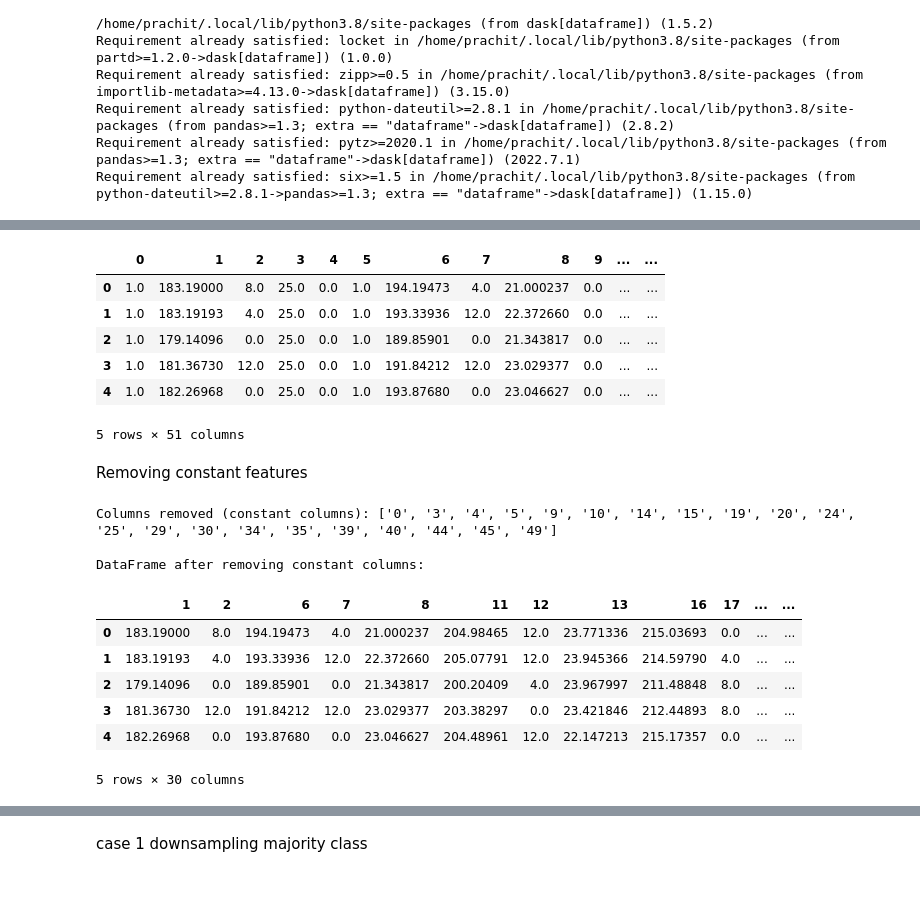
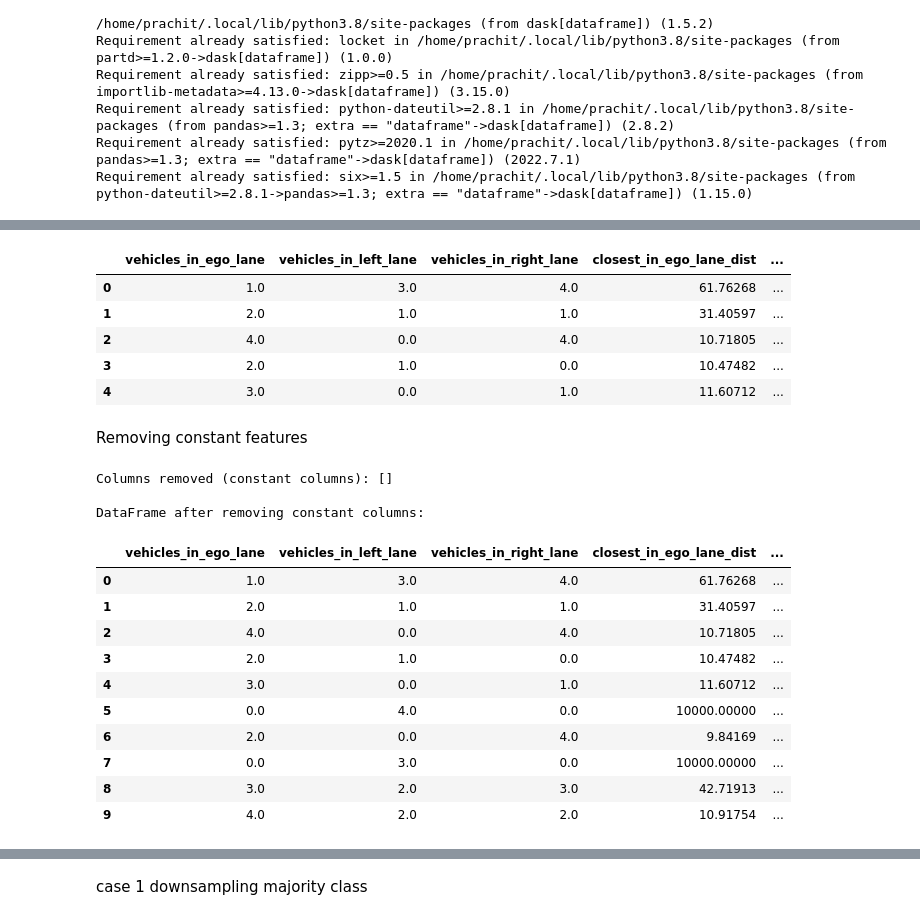
Before and after one commit to prachitgupta/Reward-shaping-with-LLMS, a Jupyter notebook: model_llm.ipynb, the cells around one changed output, grey strips where cells are left out. Saved outputs shown, nothing was run; the diff lists cells and outputs as text; code cells hidden in the pictures; blank space fills up the shorter version.

```diff
--- a/model_llm.ipynb
+++ b/model_llm.ipynb
@@ -37,37 +41,40 @@ from sklearn.utils import resample
 # %%
-data = pd.read_csv("datasets/claude_5k.csv")
+data = pd.read_csv("datasets_try/processed_features.csv")
 data.head(5)
 # %% [output]
-|  | 0 | 1 | 2 | 3 | 4 | 5 | 6 | 7 | 8 | 9 | ... | ... |
-| 0 | 1.0 | 183.19000 | 8.0 | 25.0 | 0.0 | 1.0 | 194.19473 | 4.0 | 21.000237 | 0.0 | ... | ... |
-| 1 | 1.0 | 183.19193 | 4.0 | 25.0 | 0.0 | 1.0 | 193.33936 | 12.0 | 22.372660 | 0.0 | ... | ... |
-| 2 | 1.0 | 179.14096 | 0.0 | 25.0 | 0.0 | 1.0 | 189.85901 | 0.0 | 21.343817 | 0.0 | ... | ... |
-| 3 | 1.0 | 181.36730 | 12.0 | 25.0 | 0.0 | 1.0 | 191.84212 | 12.0 | 23.029377 | 0.0 | ... | ... |
-| 4 | 1.0 | 182.26968 | 0.0 | 25.0 | 0.0 | 1.0 | 193.87680 | 0.0 | 23.046627 | 0.0 | ... | ... |
+|  | vehicles_in_ego_lane | vehicles_in_left_lane | vehicles_in_right_lane | closest_in_ego_lane_dist | ... |
+| 0 | 1.0 | 3.0 | 4.0 | 61.76268 | ... |
+| 1 | 2.0 | 1.0 | 1.0 | 31.40597 | ... |
+| 2 | 4.0 | 0.0 | 4.0 | 10.71805 | ... |
+| 3 | 2.0 | 1.0 | 0.0 | 10.47482 | ... |
+| 4 | 3.0 | 0.0 | 1.0 | 11.60712 | ... |
-5 rows × 51 columns
 # %% [markdown]
 Removing constant features
 # %%
 constant_columns = [col for col in data.columns if data[col].nunique() == 1]
 
 # Remove constant columns from the dataframe
 data_cleaned = data.drop(columns=constant_columns)
 
 # Display the updated dataframe without constant columns
 print("\nColumns removed (constant columns):", constant_columns)
 print("\nDataFrame after removing constant columns:")
-data_cleaned.head(5)
+data_cleaned.head(10)
 # %% [output]
-Columns removed (constant columns): ['0', '3', '4', '5', '9', '10', '14', '15', '19', '20', '24', '25', '29', '30', '34', '35', '39', '40', '44', '45', '49']
+Columns removed (constant columns): []
 
 DataFrame after removing constant columns:
-|  | 1 | 2 | 6 | 7 | 8 | 11 | 12 | 13 | 16 | 17 | ... | ... |
-| 0 | 183.19000 | 8.0 | 194.19473 | 4.0 | 21.000237 | 204.98465 | 12.0 | 23.771336 | 215.03693 | 0.0 | ... | ... |
-| 1 | 183.19193 | 4.0 | 193.33936 | 12.0 | 22.372660 | 205.07791 | 12.0 | 23.945366 | 214.59790 | 4.0 | ... | ... |
-| 2 | 179.14096 | 0.0 | 189.85901 | 0.0 | 21.343817 | 200.20409 | 4.0 | 23.967997 | 211.48848 | 8.0 | ... | ... |
-| 3 | 181.36730 | 12.0 | 191.84212 | 12.0 | 23.029377 | 203.38297 | 0.0 | 23.421846 | 212.44893 | 8.0 | ... | ... |
-| 4 | 182.26968 | 0.0 | 193.87680 | 0.0 | 23.046627 | 204.48961 | 12.0 | 22.147213 | 215.17357 | 0.0 | ... | ... |
+|  | vehicles_in_ego_lane | vehicles_in_left_lane | vehicles_in_right_lane | closest_in_ego_lane_dist | ... |
+| 0 | 1.0 | 3.0 | 4.0 | 61.76268 | ... |
+| 1 | 2.0 | 1.0 | 1.0 | 31.40597 | ... |
+| 2 | 4.0 | 0.0 | 4.0 | 10.71805 | ... |
+| 3 | 2.0 | 1.0 | 0.0 | 10.47482 | ... |
+| 4 | 3.0 | 0.0 | 1.0 | 11.60712 | ... |
+| 5 | 0.0 | 4.0 | 0.0 | 10000.00000 | ... |
+| 6 | 2.0 | 0.0 | 4.0 | 9.84169 | ... |
+| 7 | 0.0 | 3.0 | 0.0 | 10000.00000 | ... |
+| 8 | 3.0 | 2.0 | 3.0 | 42.71913 | ... |
+| 9 | 4.0 | 2.0 | 2.0 | 10.91754 | ... |
-5 rows × 30 columns
 # %%
 y = data_cleaned['action']
 
```
Also changed, not shown: parts of 9 cells of this notebook, 3 other files.
